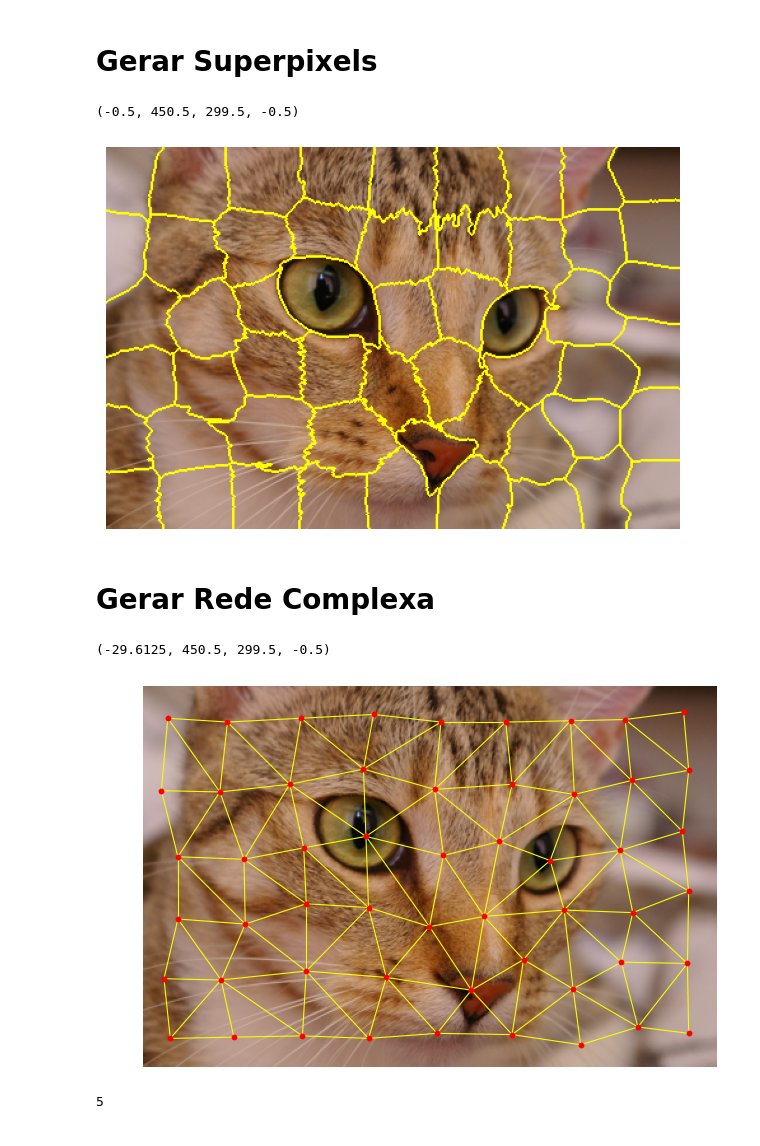
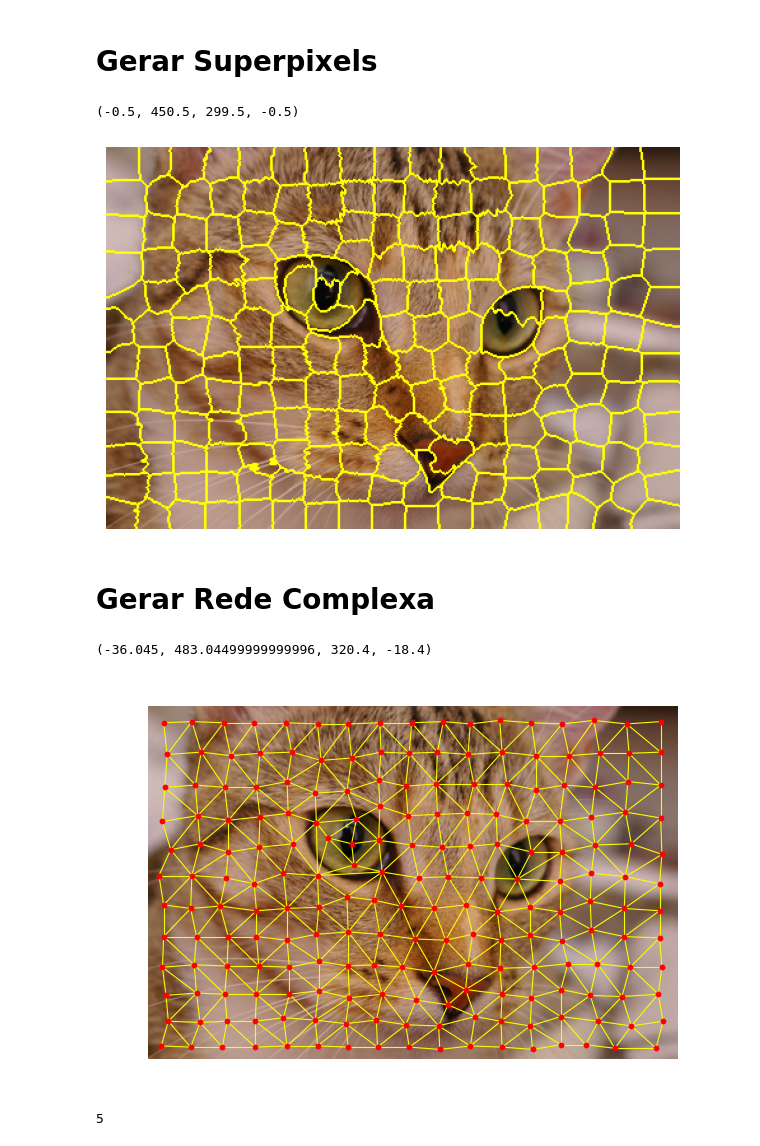
Before and after one commit to ryukinix/egsis, a Jupyter notebook: notebooks/feature_extraction.ipynb, the cells around one changed output. Drawn from its saved outputs; the diff is of its cells as text; code cells hidden in the pictures.

```diff
--- a/notebooks/feature_extraction.ipynb
+++ b/notebooks/feature_extraction.ipynb
@@ -24,13 +24,13 @@ from egsis import features
 # Gerar Superpixels
 # %%
 img = img_as_ubyte(cat())
-superpixels = build_superpixels_from_image(img, n_segments=50, compactness=40)
+superpixels = build_superpixels_from_image(img, n_segments=200, compactness=40)
 ax = plt.imshow(mark_boundaries(img, superpixels))
 plt.tight_layout()
 plt.axis('off')
 # %% [output]
 (-0.5, 450.5, 299.5, -0.5)
-[figure, old version]
+[figure, new version]
 # %% [markdown]
 # Gerar Rede Complexa
 # %%
@@ -41,8 +41,8 @@ draw_complex_network(complex_network, superpixels)
 plt.tight_layout()
 plt.axis('off')
 # %% [output]
-(-29.6125, 450.5, 299.5, -0.5)
+(-36.045, 483.04499999999996, 320.4, -18.4)
-[figure, old version]
+[figure, new version]
 # %%
 complex_network.degree[21]
 # %% [output]
```
Also changed, not shown: 4 other files.
